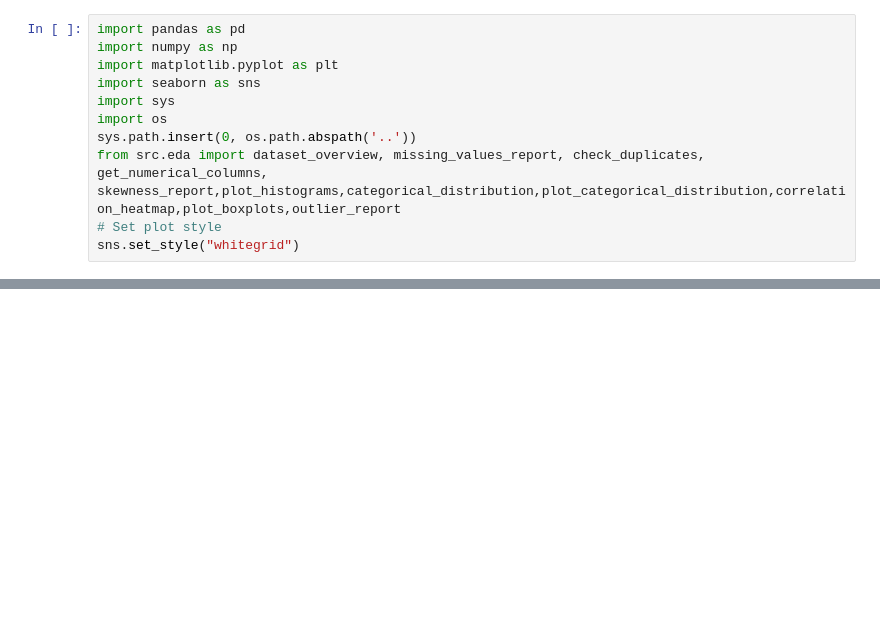
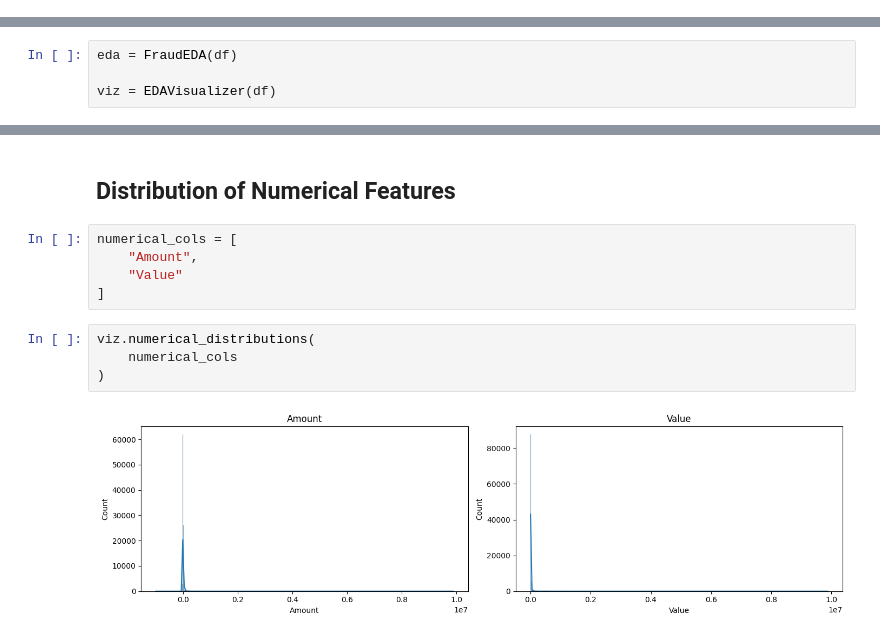
Before and after one commit to bemnetne/credit-risk-model, a Jupyter notebook: notebooks/eda.ipynb, the cells around one changed output, grey strips where cells are left out. Saved outputs shown, nothing was run; the diff lists cells and outputs as text; blank space fills up the shorter version.

```diff
--- a/notebooks/eda.ipynb
+++ b/notebooks/eda.ipynb
@@ -1,11 +0,0 @@
-# %%
-import pandas as pd
-import numpy as np
-import matplotlib.pyplot as plt
-import seaborn as sns
-import sys
-import os
-sys.path.insert(0, os.path.abspath('..'))
-from src.eda import dataset_overview, missing_values_report, check_duplicates, get_numerical_columns, skewness_report,plot_histograms,categorical_distribution,plot_categorical_distribution,correlation_heatmap,plot_boxplots,outlier_report
-# Set plot style
-sns.set_style("whitegrid")
@@ -226,0 +28,4 @@ Variables such as **PricingStrategy** and **FraudResult** were excluded from int
+# %%
+eda = FraudEDA(df)
+
+viz = EDAVisualizer(df)
@@ -226,0 +113,13 @@ Variables such as **PricingStrategy** and **FraudResult** were excluded from int
+# %% [markdown]
+## Distribution of Numerical Features
+# %%
+numerical_cols = [
+    "Amount",
+    "Value"
+]
+# %%
+viz.numerical_distributions(
+    numerical_cols
+)
+# %% [output]
+[figure, added]
```
Also changed, not shown: parts of 62 cells of this notebook.
